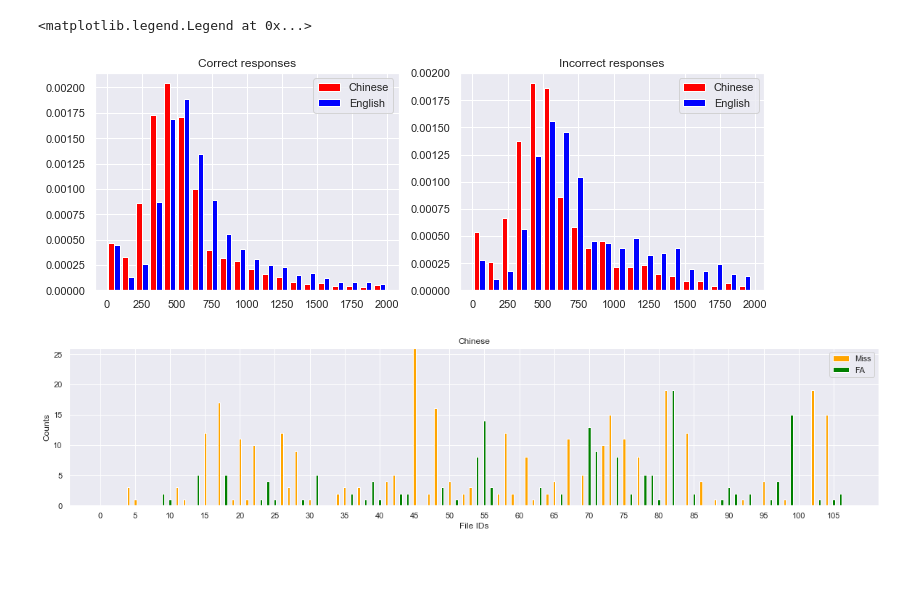
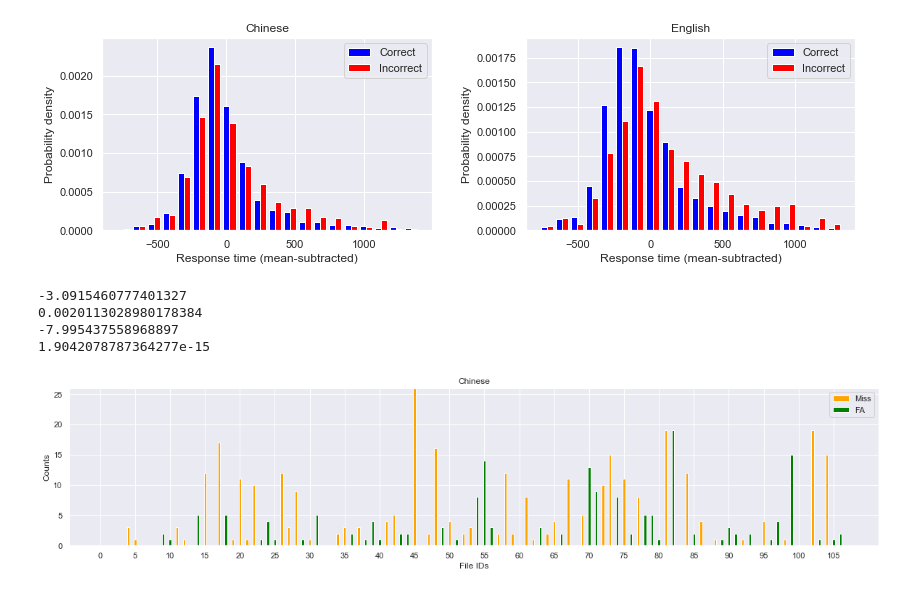
Before and after one commit to neerajww/lang_tcd, a Jupyter notebook: code/dataAnalysis/TCD_Behavior_Data_Analysis.ipynb, the cells around one changed output. Cells and saved outputs as stored; diff of their text form; code cells hidden in the pictures; blank space fills up the shorter version.

```diff
--- a/code/dataAnalysis/TCD_Behavior_Data_Analysis.ipynb
+++ b/code/dataAnalysis/TCD_Behavior_Data_Analysis.ipynb
@@ -187,19 +219,38 @@ axes.set_xticklabels(labels)
 # %%
 n_bins = 20
-fig, axes = plt.subplots(nrows=1, ncols=2, figsize=(12,4))
+fig, axes = plt.subplots(nrows=1, ncols=2, figsize=(12,4), squeeze=False)
 ax0, ax1 = axes.flatten()
-colors = ['red', 'blue']
-data = [chin_correct, eng_correct]
+colors = ['blue', 'red']
+data = [chin_correct, chin_incorrect]
 ax0.hist(data, n_bins, density=True, histtype='bar', color=colors)
-ax0.legend(['Chinese', 'English'])
-ax0.set_title('Correct responses')
-data = [chin_incorrect, eng_incorrect]
+ax0.legend(['Correct', 'Incorrect'])
+ax0.set_title('Chinese')
+ax0.set_xlabel('Response time (mean-subtracted)')
+ax0.set_ylabel('Probability density')
+data = [eng_correct, eng_incorrect]
 ax1.hist(data, n_bins, density=True, histtype='bar', color=colors)
-ax1.set_title('Incorrect responses')
-ax1.legend(['Chinese', 'English'])
+ax1.set_title('English')
+ax1.legend(['Correct', 'Incorrect'])
+ax1.set_xlabel('Response time (mean-subtracted)')
+ax1.set_ylabel('Probability density')
+fig.tight_layout(pad=2.0)
+plt.savefig("human_response_time_accuracy.pdf", bbox_inches='tight')
 # %% [output]
-<matplotlib.legend.Legend at 0x...>
-[figure, old version]
+[figure, new version]
+# %%
+# Significance test
+twosample_results = scipy.stats.ttest_ind(chin_correct, chin_incorrect)
+print(twosample_results.statistic)
+print(twosample_results.pvalue)
+
+twosample_results = scipy.stats.ttest_ind(eng_correct, eng_incorrect)
+print(twosample_results.statistic)
+print(twosample_results.pvalue)
+# %% [output]
+-3.0915460777401327
+0.0020113028980178384
+-7.995437558968897
+1.9042078787364277e-15
 # %%
 # Consistency in errors across files
 chin_files_miss = np.zeros((106,))
```
Also changed, not shown: parts of 4 cells of this notebook.
